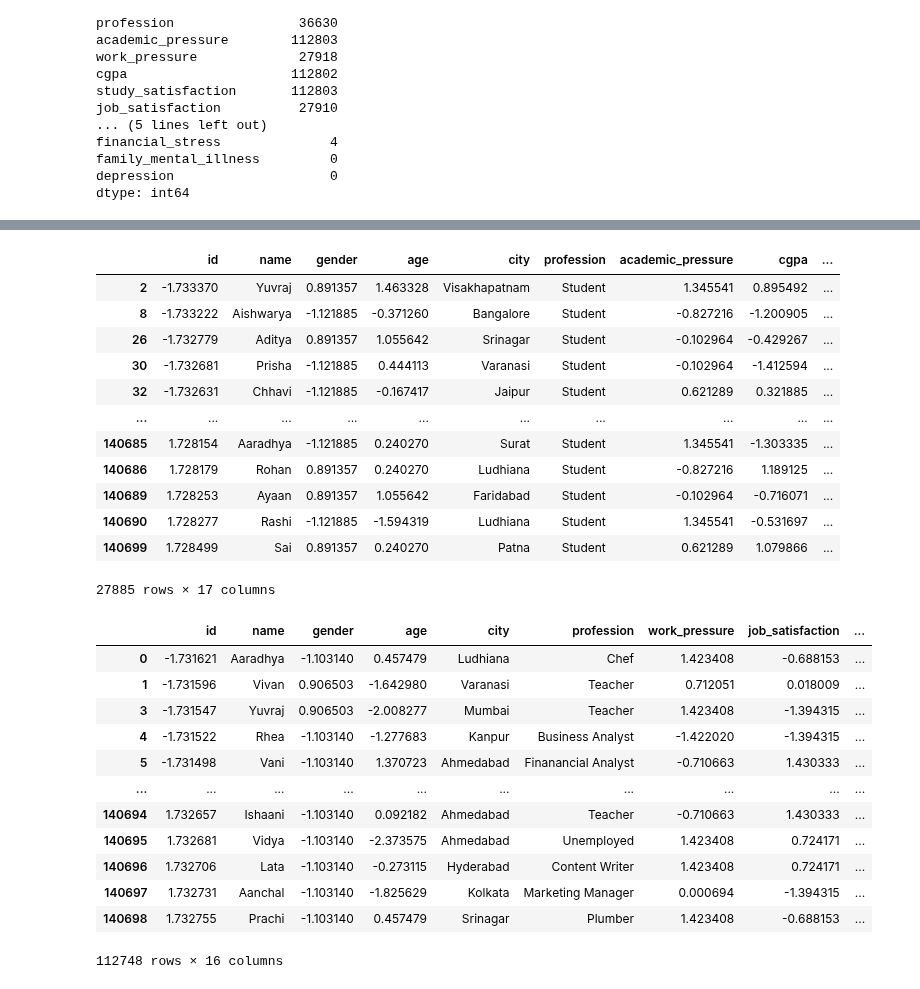
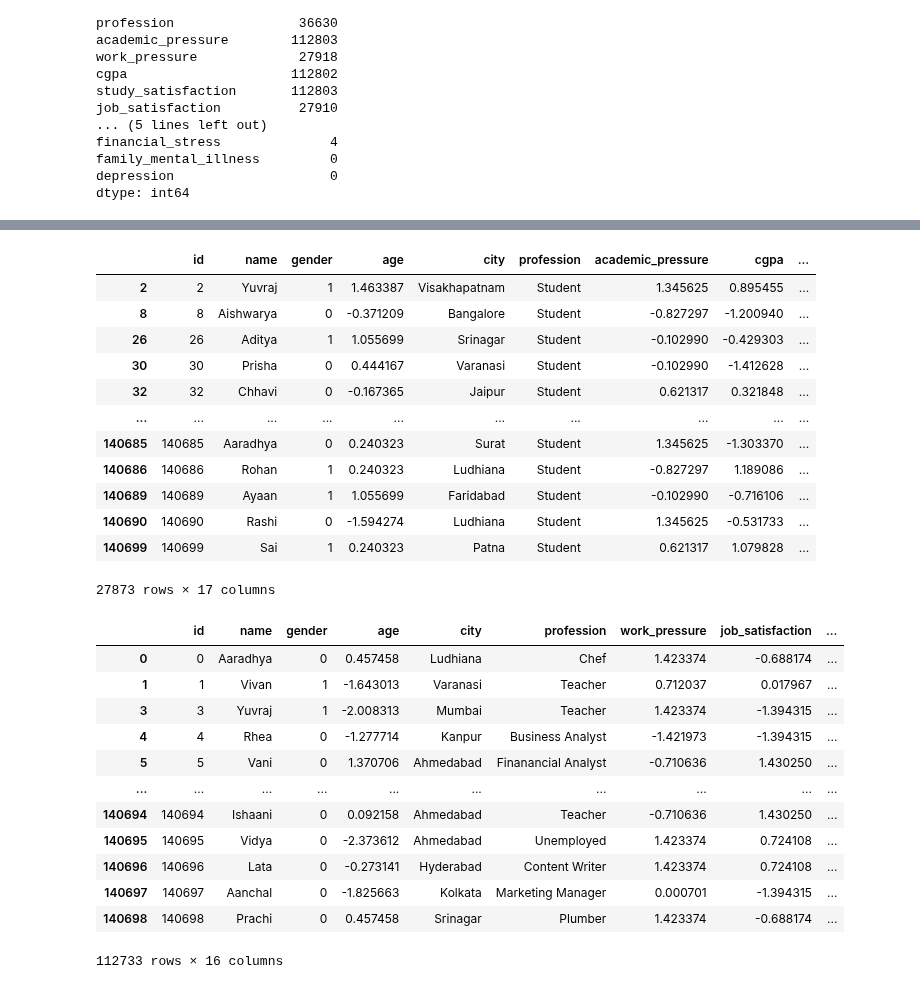
Before and after one commit to nikankad/COS322-depression, a Jupyter notebook: src/main.ipynb, the cells around one changed output, grey strips where cells are left out. Cells and saved outputs as stored; diff of their text form; code cells hidden in the pictures.

```diff
--- a/src/main.ipynb
+++ b/src/main.ipynb
@@ -65,13 +65,28 @@ df['working_student'] = df['working_student'].map({'Working Professional': 1, 'S
 df['gender'] = df['gender'].map({'Male': 1, 'Female': 0})
 # remove sleep_duration occurences that have less than 10 appearences
 df = df[df['sleep_duration'].isin(df['sleep_duration'].value_counts()[df['sleep_duration'].value_counts() >= 10].index)]
+# remove dietary_habits occurences that have less than 10 appearences
+df = df[df['dietary_habits'].isin(df['dietary_habits'].value_counts()[df['dietary_habits'].value_counts() >= 10].index)]
+# Set dietary_habits Unhealthy(0) Moderate(1) Healthy (2)
+df["dietary_habits"] = df["dietary_habits"].map({
+    "Unhealthy": 0,
+    "Moderate": 1,
+    "Healthy": 2
+})
 #if profession is student then make profession "Student"
 df.loc[df["working_student"] == 0, "profession"] = "Student"
 #If profession is still NaN, set to "Unemployed"
 df.loc[df["profession"].isna(), "profession"] = "Unemployed"
-null_professions = df[df['profession'].isnull()]
+#Map sleeping hours to numbers
+sleep_mapping = {
+    "Less than 5 hours": 0,
+    "5-6 hours": 1,
+    "7-8 hours": 2,
+    "More than 8 hours": 3   # if you have this category
+}
+df["sleep_duration"] = df["sleep_duration"].map(sleep_mapping)
 
-# Print null value counts
+#print
 display(df.isna().sum())
 display(df.sample(10))
 # %% [output]
@@ -126,40 +141,40 @@ display(students_df)
 # %%
 #scale our data
 from sklearn.preprocessing import StandardScaler
 scaler = StandardScaler()
 
-student_numeric_cols = students_df.select_dtypes(include=["number"]).columns
+student_numeric_cols = students_df.select_dtypes(include=["number"]).columns.drop({'id', 'gender', 'suicidal_thoughts', 'family_mental_illness', 'depression'})
 students_df[student_numeric_cols] = scaler.fit_transform(students_df[student_numeric_cols])
 
-working_numeric_cols = working_df.select_dtypes(include=["number"]).columns
+working_numeric_cols = working_df.select_dtypes(include=["number"]).columns.drop({'id', 'gender', 'suicidal_thoughts', 'family_mental_illness', 'depression'})
 working_df[working_numeric_cols] = scaler.fit_transform(working_df[working_numeric_cols])
 
 display(students_df)
 display(working_df)
 # %% [output]
 |  | id | name | gender | age | city | profession | academic_pressure | cgpa | ... |
-| 2 | -1.733370 | Yuvraj | 0.891357 | 1.463328 | Visakhapatnam | Student | 1.345541 | 0.895492 | ... |
-| 8 | -1.733222 | Aishwarya | -1.121885 | -0.371260 | Bangalore | Student | -0.827216 | -1.200905 | ... |
-| 26 | -1.732779 | Aditya | 0.891357 | 1.055642 | Srinagar | Student | -0.102964 | -0.429267 | ... |
-| 30 | -1.732681 | Prisha | -1.121885 | 0.444113 | Varanasi | Student | -0.102964 | -1.412594 | ... |
-| 32 | -1.732631 | Chhavi | -1.121885 | -0.167417 | Jaipur | Student | 0.621289 | 0.321885 | ... |
+| 2 | 2 | Yuvraj | 1 | 1.463387 | Visakhapatnam | Student | 1.345625 | 0.895455 | ... |
+| 8 | 8 | Aishwarya | 0 | -0.371209 | Bangalore | Student | -0.827297 | -1.200940 | ... |
+| 26 | 26 | Aditya | 1 | 1.055699 | Srinagar | Student | -0.102990 | -0.429303 | ... |
+| 30 | 30 | Prisha | 0 | 0.444167 | Varanasi | Student | -0.102990 | -1.412628 | ... |
+| 32 | 32 | Chhavi | 0 | -0.167365 | Jaipur | Student | 0.621317 | 0.321848 | ... |
 | ... | ... | ... | ... | ... | ... | ... | ... | ... | ... |
-| 140685 | 1.728154 | Aaradhya | -1.121885 | 0.240270 | Surat | Student | 1.345541 | -1.303335 | ... |
-| 140686 | 1.728179 | Rohan | 0.891357 | 0.240270 | Ludhiana | Student | -0.827216 | 1.189125 | ... |
-| 140689 | 1.728253 | Ayaan | 0.891357 | 1.055642 | Faridabad | Student | -0.102964 | -0.716071 | ... |
-| 140690 | 1.728277 | Rashi | -1.121885 | -1.594319 | Ludhiana | Student | 1.345541 | -0.531697 | ... |
-| 140699 | 1.728499 | Sai | 0.891357 | 0.240270 | Patna | Student | 0.621289 | 1.079866 | ... |
+| 140685 | 140685 | Aaradhya | 0 | 0.240323 | Surat | Student | 1.345625 | -1.303370 | ... |
+| 140686 | 140686 | Rohan | 1 | 0.240323 | Ludhiana | Student | -0.827297 | 1.189086 | ... |
+| 140689 | 140689 | Ayaan | 1 | 1.055699 | Faridabad | Student | -0.102990 | -0.716106 | ... |
+| 140690 | 140690 | Rashi | 0 | -1.594274 | Ludhiana | Student | 1.345625 | -0.531733 | ... |
+| 140699 | 140699 | Sai | 1 | 0.240323 | Patna | Student | 0.621317 | 1.079828 | ... |
-27885 rows × 17 columns
+27873 rows × 17 columns
 |  | id | name | gender | age | city | profession | work_pressure | job_satisfaction | ... |
-| 0 | -1.731621 | Aaradhya | -1.103140 | 0.457479 | Ludhiana | Chef | 1.423408 | -0.688153 | ... |
-| 1 | -1.731596 | Vivan | 0.906503 | -1.642980 | Varanasi | Teacher | 0.712051 | 0.018009 | ... |
-| 3 | -1.731547 | Yuvraj | 0.906503 | -2.008277 | Mumbai | Teacher | 1.423408 | -1.394315 | ... |
-| 4 | -1.731522 | Rhea | -1.103140 | -1.277683 | Kanpur | Business Analyst | -1.422020 | -1.394315 | ... |
-| 5 | -1.731498 | Vani | -1.103140 | 1.370723 | Ahmedabad | Finanancial Analyst | -0.710663 | 1.430333 | ... |
+| 0 | 0 | Aaradhya | 0 | 0.457458 | Ludhiana | Chef | 1.423374 | -0.688174 | ... |
+| 1 | 1 | Vivan | 1 | -1.643013 | Varanasi | Teacher | 0.712037 | 0.017967 | ... |
+| 3 | 3 | Yuvraj | 1 | -2.008313 | Mumbai | Teacher | 1.423374 | -1.394315 | ... |
+| 4 | 4 | Rhea | 0 | -1.277714 | Kanpur | Business Analyst | -1.421973 | -1.394315 | ... |
+| 5 | 5 | Vani | 0 | 1.370706 | Ahmedabad | Finanancial Analyst | -0.710636 | 1.430250 | ... |
 | ... | ... | ... | ... | ... | ... | ... | ... | ... | ... |
-| 140694 | 1.732657 | Ishaani | -1.103140 | 0.092182 | Ahmedabad | Teacher | -0.710663 | 1.430333 | ... |
-| 140695 | 1.732681 | Vidya | -1.103140 | -2.373575 | Ahmedabad | Unemployed | 1.423408 | 0.724171 | ... |
-| 140696 | 1.732706 | Lata | -1.103140 | -0.273115 | Hyderabad | Content Writer | 1.423408 | 0.724171 | ... |
-| 140697 | 1.732731 | Aanchal | -1.103140 | -1.825629 | Kolkata | Marketing Manager | 0.000694 | -1.394315 | ... |
-| 140698 | 1.732755 | Prachi | -1.103140 | 0.457479 | Srinagar | Plumber | 1.423408 | -0.688153 | ... |
+| 140694 | 140694 | Ishaani | 0 | 0.092158 | Ahmedabad | Teacher | -0.710636 | 1.430250 | ... |
+| 140695 | 140695 | Vidya | 0 | -2.373612 | Ahmedabad | Unemployed | 1.423374 | 0.724108 | ... |
+| 140696 | 140696 | Lata | 0 | -0.273141 | Hyderabad | Content Writer | 1.423374 | 0.724108 | ... |
+| 140697 | 140697 | Aanchal | 0 | -1.825663 | Kolkata | Marketing Manager | 0.000701 | -1.394315 | ... |
+| 140698 | 140698 | Prachi | 0 | 0.457458 | Srinagar | Plumber | 1.423374 | -0.688174 | ... |
-112748 rows × 16 columns
+112733 rows × 16 columns
```
Also changed, not shown: parts of 4 cells of this notebook, 5 other files.
